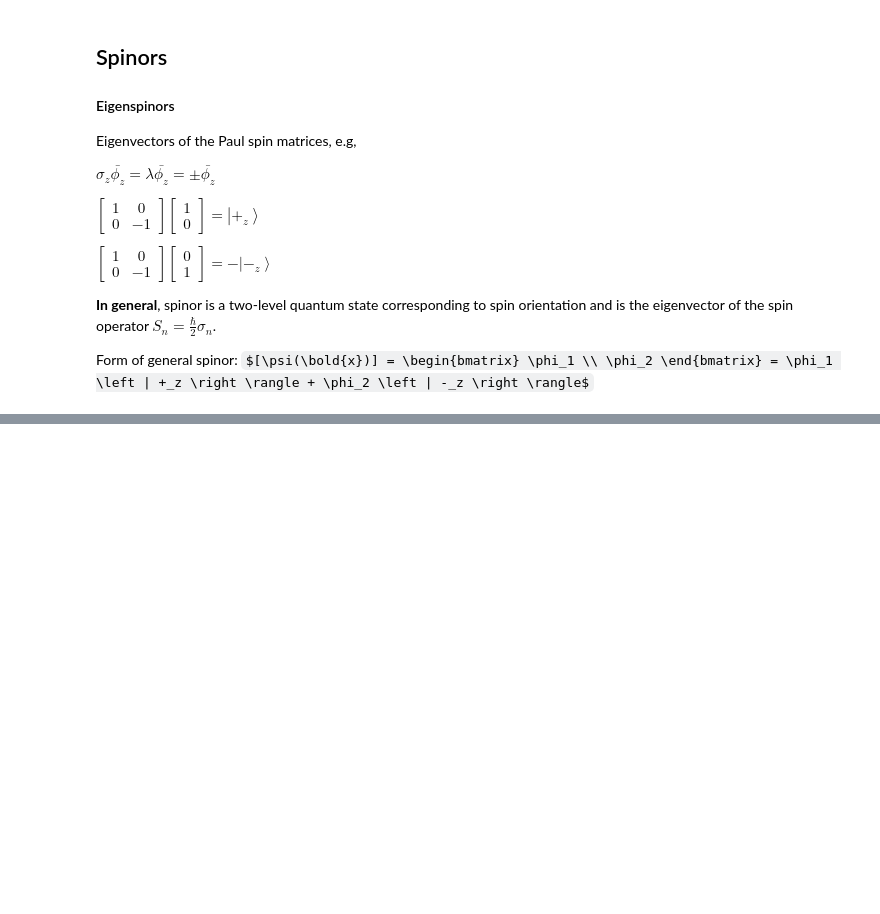
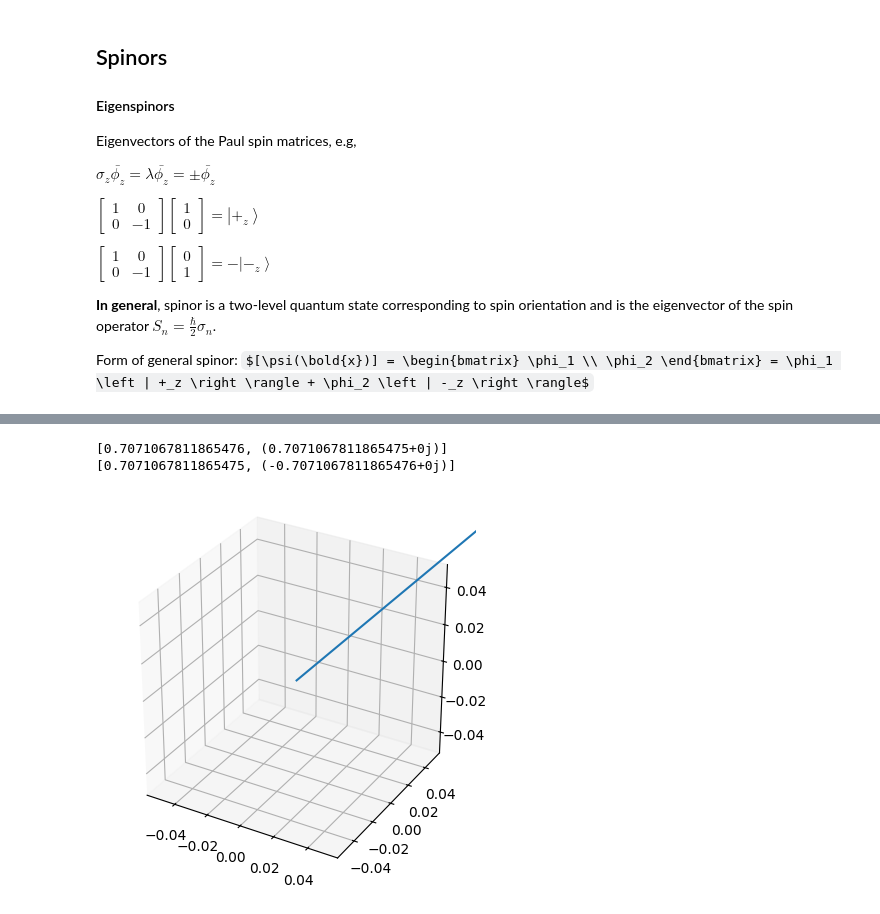
Before and after one commit to zanevc5555/physics-applets, a Jupyter notebook: SpinEnsembles.ipynb, the cells around one changed output, grey strips where cells are left out. Saved outputs shown, nothing was run; the diff lists cells and outputs as text; code cells hidden in the pictures; some formulas as TeX source; blank space fills up the shorter version.

Commit message:
Added Bloch Sphere content

```diff
--- a/SpinEnsembles.ipynb
+++ b/SpinEnsembles.ipynb
@@ -30,0 +111,29 @@ Form of general spinor: $[\psi(\bold{x})] = \begin{bmatrix} \phi_1 \\ \phi_2 \en
+# %%
+def Bloch(theta, phi):
+    #Check for valid input
+    unit = unitvector(theta, phi)
+    if unit is None: return
+    #Bloch state formulae
+    bloch_plus = [np.cos(theta/2), np.sin(theta/2)*np.exp(1j*phi)]
+    bloch_minus = [np.sin(theta/2), -1*np.cos(theta/2)*np.exp(1j*phi)]
+    return bloch_plus, bloch_minus
+
+spin1, spin2 = Bloch(np.pi/2, 0)
+print(spin1)
+print(spin2)
+# %% [output]
+[0.7071067811865476, (0.7071067811865475+0j)]
+[0.7071067811865475, (-0.7071067811865476+0j)]
+# %%
+from mpl_toolkits.mplot3d import Axes3D
+import matplotlib.pyplot as plt
+fig = plt.figure()
+ax = plt.axes(projection='3d')
+ax.set_aspect("equal")
+
+#draw the arrow
+ax.quiver(0,0,0,1,1,1,length=1.0)
+
+plt.show()
+# %% [output]
+[figure, added]
```
Also changed, not shown: parts of 9 cells of this notebook.
